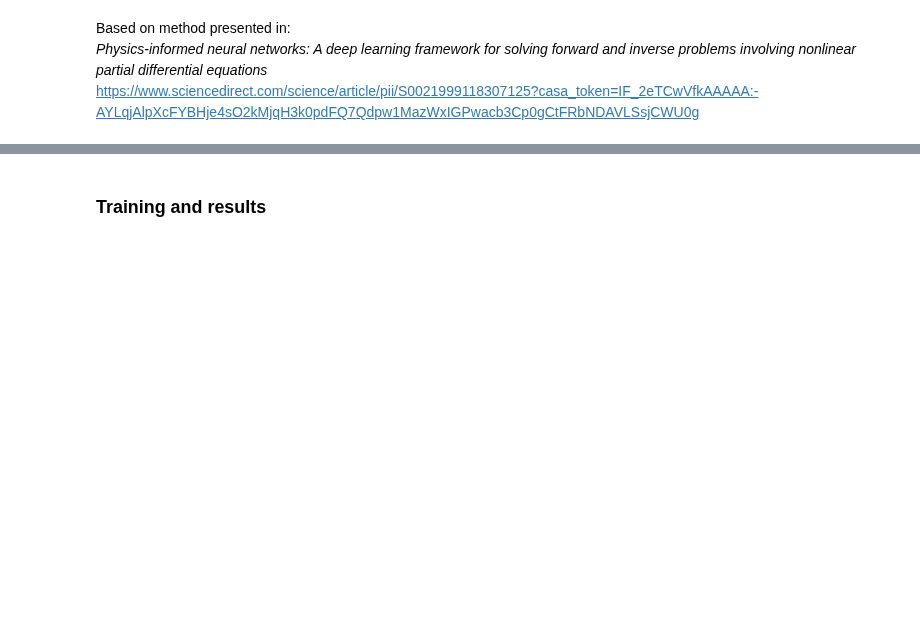
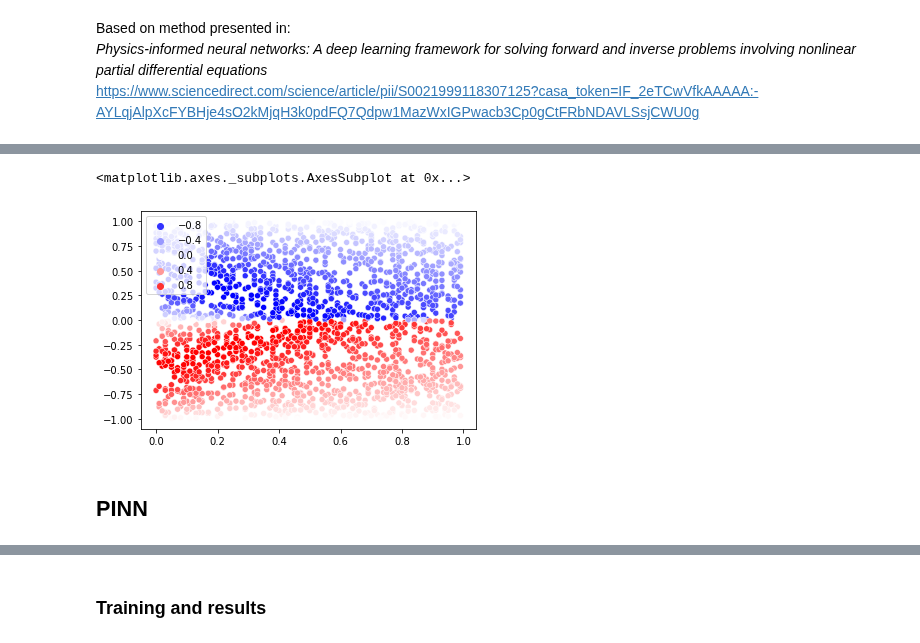
Before and after one commit to StephenTGibson/COMP527-colabNotebooks, a Jupyter notebook: COMP702-MScProject/PINN_method_for_1D_Burgers'_equation_inverse_problem.ipynb, the cells around one changed output, grey strips where cells are left out. Cells and saved outputs as stored; diff of their text form; code cells hidden in the pictures; blank space fills up the shorter version.

```diff
--- a/COMP702-MScProject/PINN_method_for_1D_Burgers'_equation_inverse_problem.ipynb
+++ b/COMP702-MScProject/PINN_method_for_1D_Burgers'_equation_inverse_problem.ipynb
@@ -19,0 +82,3 @@ from torch import nn
+# %%
+# define operator based on equation and boundary conditions
+op = Operator([update_u] + boundaryConditions)
@@ -19,0 +94,24 @@ from torch import nn
+# %%
+# define number of time steps to compute before storing result for plotting
+batchSize = 100
+
+# initialise empty array to store computed solution
+results = np.zeros((nx, int(nt / batchSize)))
+# store initial conditions in results array
+results[:,0] = u.data[0].copy()
+
+# log start time to measure performance
+startTime = perf_counter()
+
+# iterate over result steps
+# start from 1 not 0 as results at step 0 are the initial conditions
+for timeStep in range(1, int(nt / batchSize)):
+    # compute solution after batchSize time steps
+    summary = op.apply(time=batchSize, dt=dt, a=c1, b=c2)
+    # store computed solution in results array
+    results[:,timeStep] = u.data[0].copy()
+
+# log end time to measure performance
+endTime = perf_counter()
+# print total training time
+print(f'Training duration: {(endTime-startTime):.2f}s')
@@ -19,0 +137,11 @@ from torch import nn
+# %%
+Nt = 2000
+trainingArray = np.zeros((Nt, 3))
+tIdxArray = rng.choice(results.shape[1], size=Nt)
+xIdxArray = rng.choice(results.shape[0], size=Nt)
+# %%
+trainingArray[:,0] = tIdxArray*dt*batchSize
+trainingArray[:,1] = xIdxArray*dx - 1.
+trainingArray[:,2] = results[xIdxArray, tIdxArray]
+
+trainingArray[:10]
@@ -19,0 +159,12 @@ from torch import nn
+# %%
+sns.scatterplot(
+    x=trainingArray[:,0],
+    y=trainingArray[:,1],
+    hue=trainingArray[:,2],
+    palette='bwr',
+)
+# %% [output]
+<matplotlib.axes._subplots.AxesSubplot at 0x...>
+[figure, added]
+# %% [markdown]
+## PINN
```
Also changed, not shown: parts of 36 cells of this notebook.
